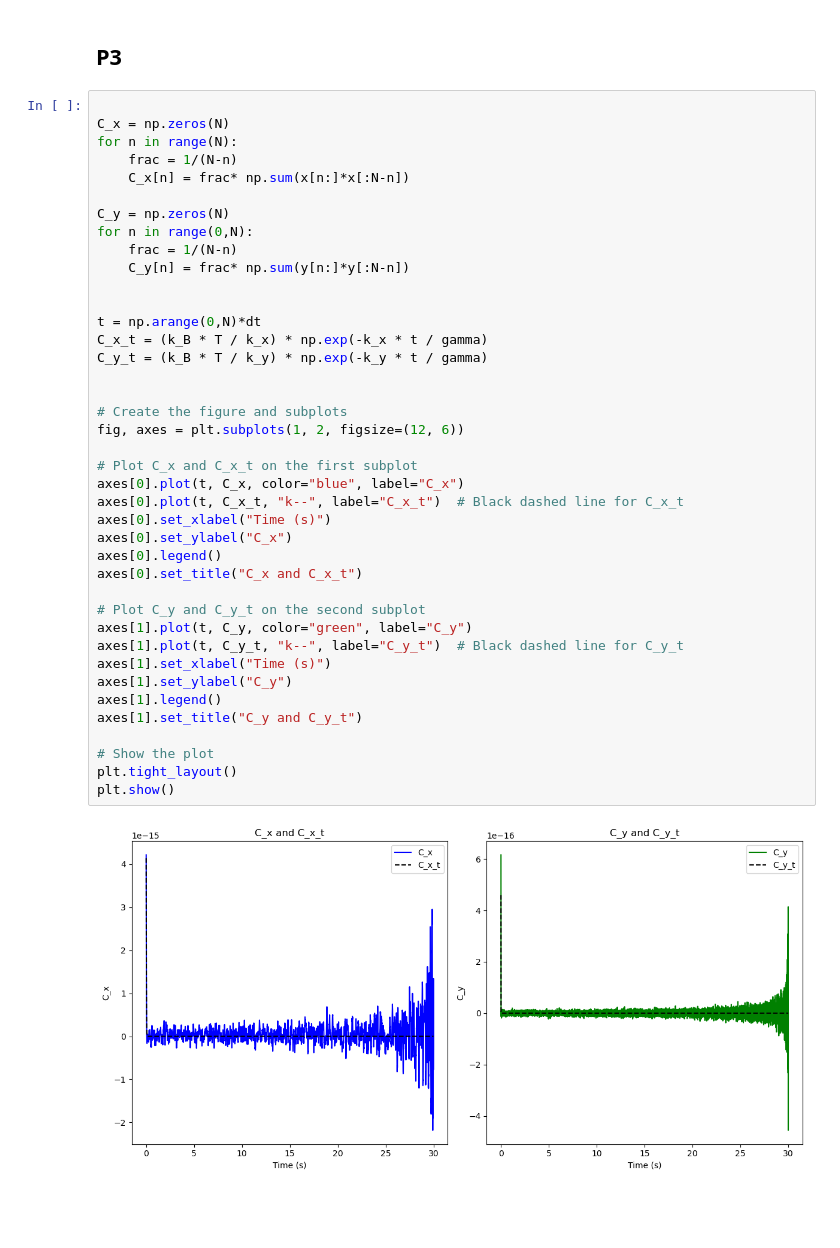
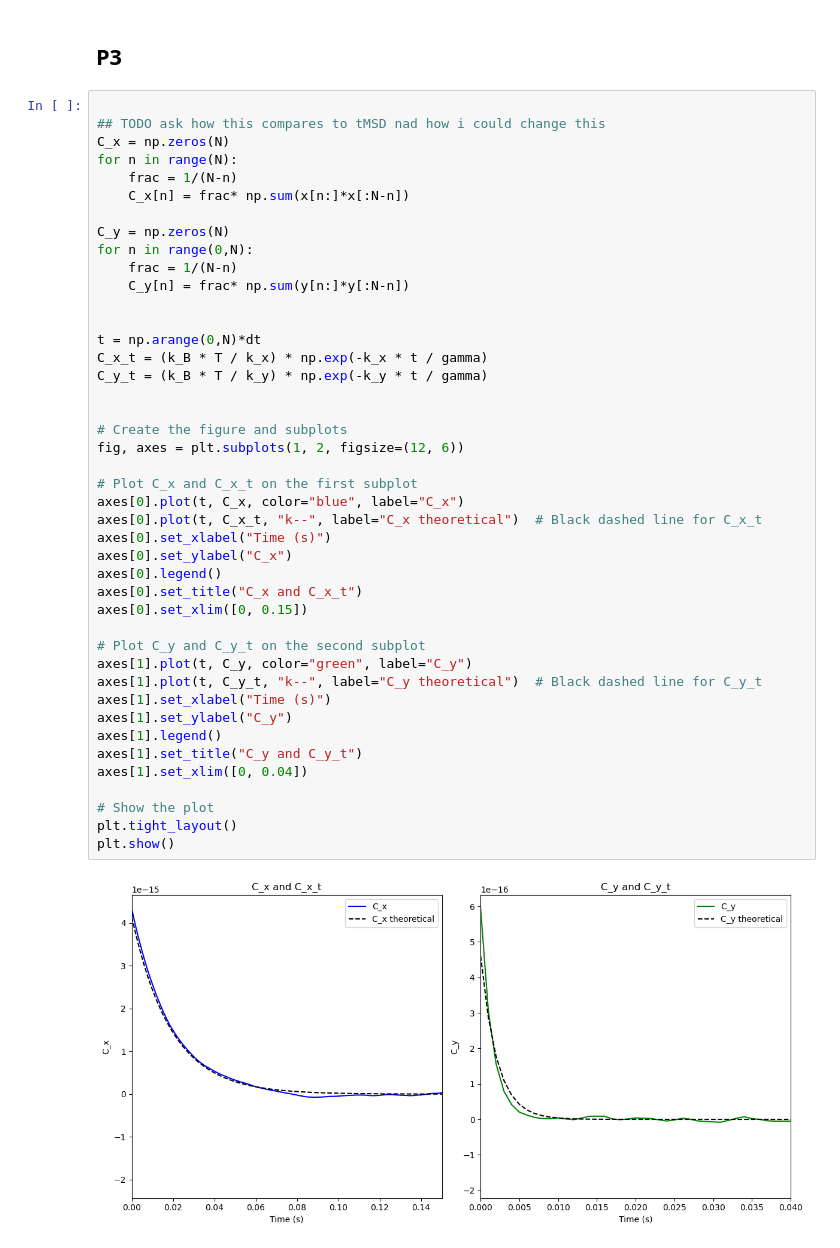
Before and after one commit to EricBlohm1/Simulation-of-complex-systems-FFR120, a Jupyter notebook: Assignments/HW2/exercise1/exercise1.ipynb, the cells around one changed output. Cells and saved outputs as stored; diff of their text form; blank space fills up the shorter version.

```diff
--- a/Assignments/HW2/exercise1/exercise1.ipynb
+++ b/Assignments/HW2/exercise1/exercise1.ipynb
@@ -103,6 +103,7 @@ y has higher stiffness and therefore wont move as much as x, thus the variance i
 ## P3
 # %%
 
+## TODO ask how this compares to tMSD nad how i could change this
 C_x = np.zeros(N)
 for n in range(N):
     frac = 1/(N-n)
@@ -113,33 +114,35 @@ for n in range(0,N):
     frac = 1/(N-n)
     C_y[n] = frac* np.sum(y[n:]*y[:N-n])
 
 
 t = np.arange(0,N)*dt
 C_x_t = (k_B * T / k_x) * np.exp(-k_x * t / gamma)
 C_y_t = (k_B * T / k_y) * np.exp(-k_y * t / gamma)
 
 
 # Create the figure and subplots
 fig, axes = plt.subplots(1, 2, figsize=(12, 6))
 
 # Plot C_x and C_x_t on the first subplot
 axes[0].plot(t, C_x, color="blue", label="C_x")
-axes[0].plot(t, C_x_t, "k--", label="C_x_t")  # Black dashed line for C_x_t
+axes[0].plot(t, C_x_t, "k--", label="C_x theoretical")  # Black dashed line for C_x_t
 axes[0].set_xlabel("Time (s)")
 axes[0].set_ylabel("C_x")
 axes[0].legend()
 axes[0].set_title("C_x and C_x_t")
+axes[0].set_xlim([0, 0.15])
 
 # Plot C_y and C_y_t on the second subplot
 axes[1].plot(t, C_y, color="green", label="C_y")
-axes[1].plot(t, C_y_t, "k--", label="C_y_t")  # Black dashed line for C_y_t
+axes[1].plot(t, C_y_t, "k--", label="C_y theoretical")  # Black dashed line for C_y_t
 axes[1].set_xlabel("Time (s)")
 axes[1].set_ylabel("C_y")
 axes[1].legend()
 axes[1].set_title("C_y and C_y_t")
+axes[1].set_xlim([0, 0.04])
 
 # Show the plot
 plt.tight_layout()
 plt.show()
 # %% [output]
-[figure, old version]
+[figure, new version]
```
Also changed, not shown: parts of 3 cells of this notebook, 1 other file.
